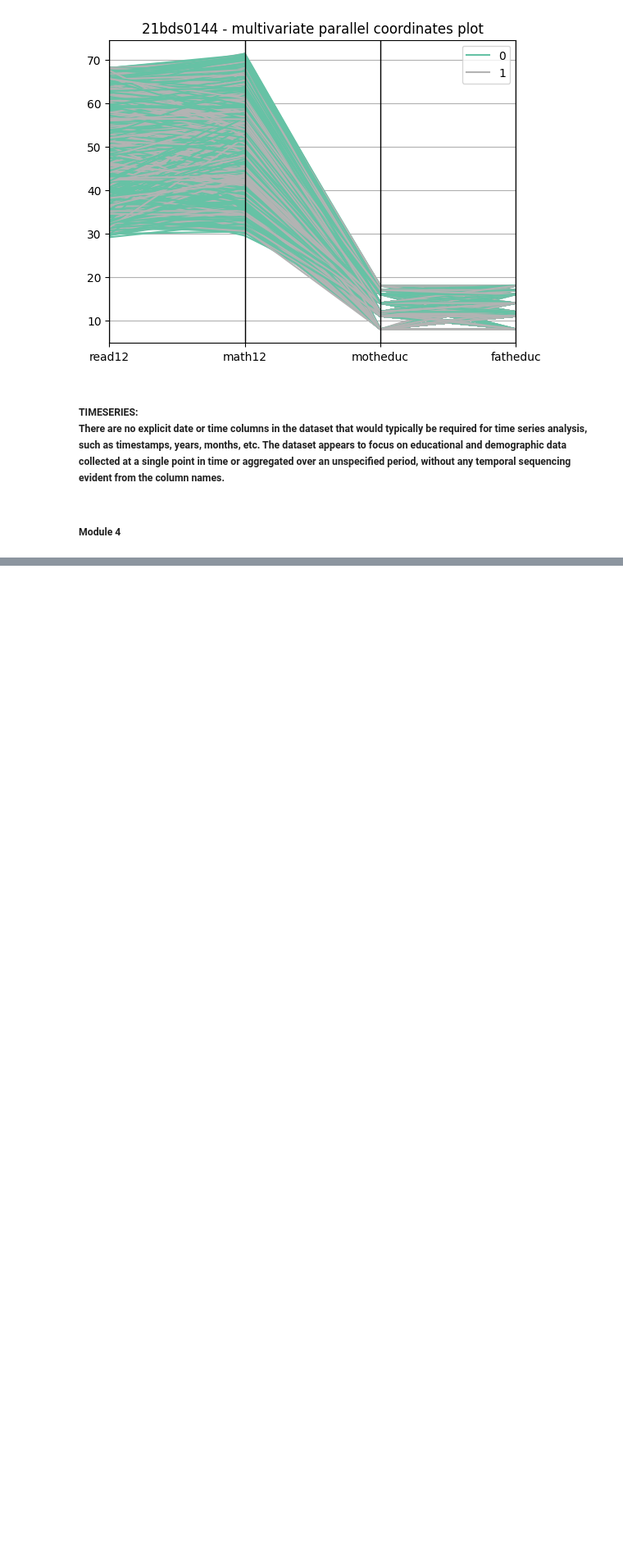
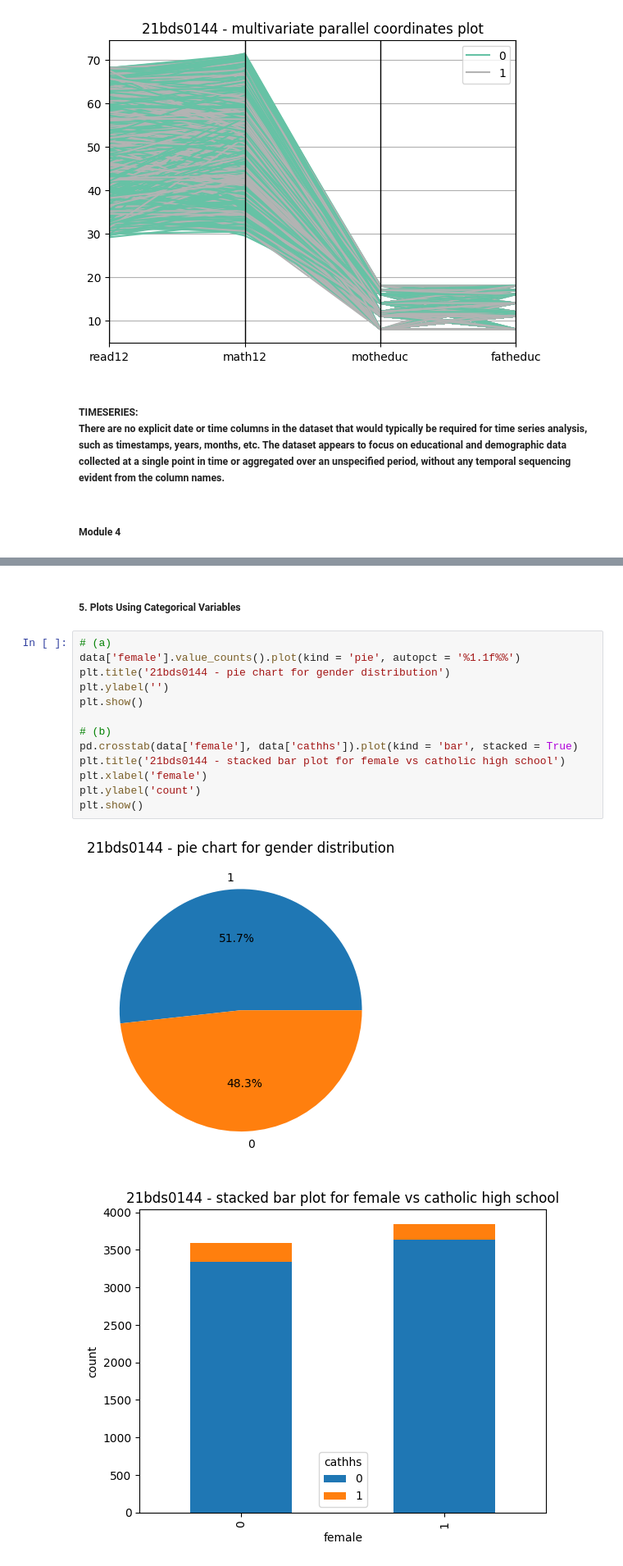
Before and after one commit to shrijeet-maiti-burner/EDA, a Jupyter notebook: 21BDS0144.ipynb, the cells around one changed output, grey strips where cells are left out. Shown at 82% size. Cells and saved outputs as stored; diff of their text form; blank space fills up the shorter version.

```diff
--- a/21BDS0144.ipynb
+++ b/21BDS0144.ipynb
@@ -601,0 +775,18 @@ plt.show()
+# %% [markdown]
+##### 5. Plots Using Categorical Variables
+# %%
+# (a)
+data['female'].value_counts().plot(kind = 'pie', autopct = '%1.1f%%')
+plt.title('21bds0144 - pie chart for gender distribution')
+plt.ylabel('')
+plt.show()
+
+# (b)
+pd.crosstab(data['female'], data['cathhs']).plot(kind = 'bar', stacked = True)
+plt.title('21bds0144 - stacked bar plot for female vs catholic high school')
+plt.xlabel('female')
+plt.ylabel('count')
+plt.show()
+# %% [output]
+[figure, added]
+[figure, added]
```
Also changed, not shown: parts of 24 cells of this notebook, 1 other file.
